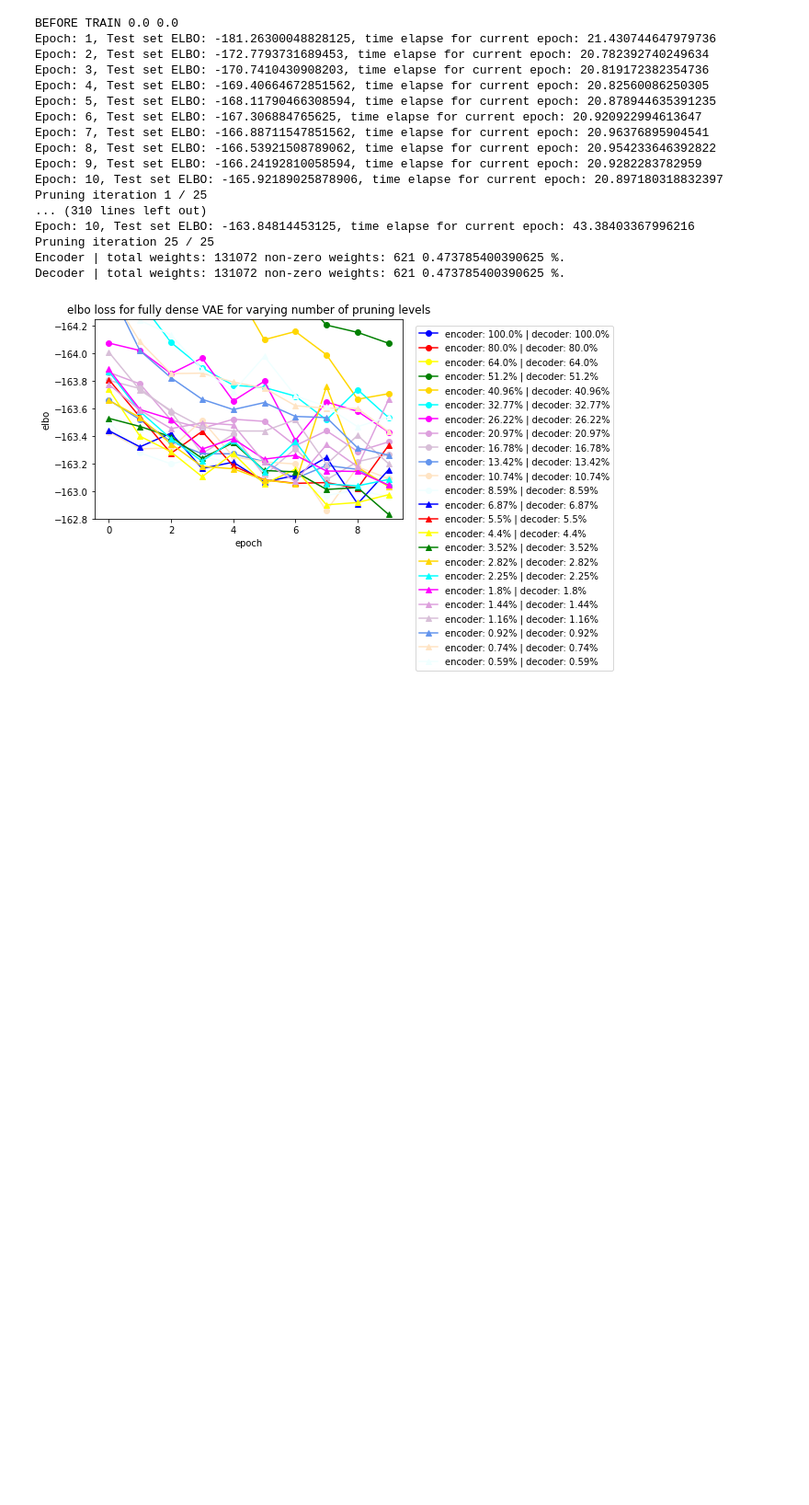
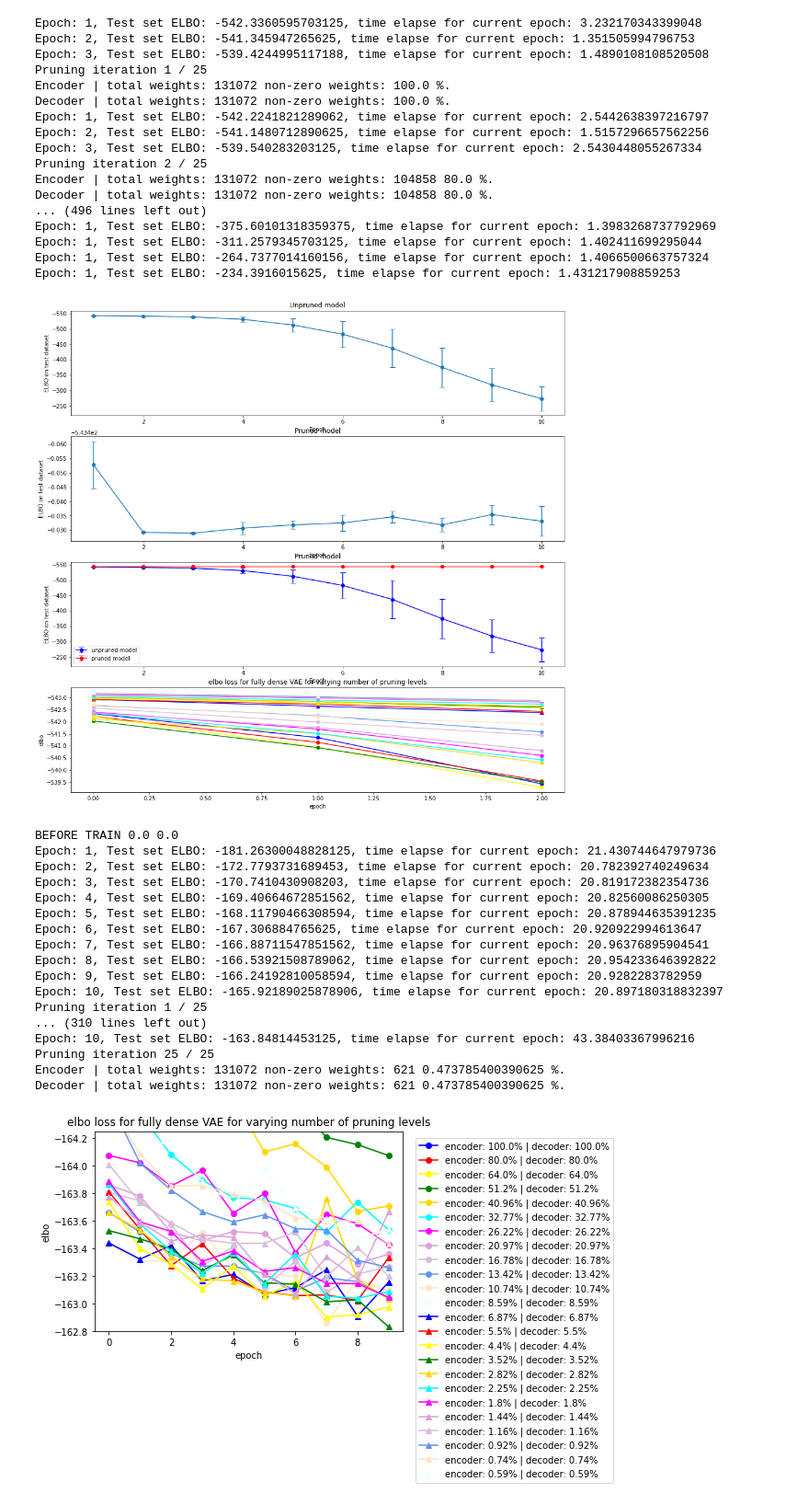
Before and after one commit to altansnl/pruning-dd2430, a Jupyter notebook: dense_vae_pruning.ipynb, the cells around one changed output. Shown at 92% size. Cells and saved outputs as stored; diff of their text form; code cells hidden in the pictures; blank space fills up the shorter version.

Commit message:
add uncertainty method and structured prune

```diff
--- a/dense_vae_pruning.ipynb
+++ b/dense_vae_pruning.ipynb
@@ -123,7 +123,7 @@ cvae = CVAE(latent_dim)
 (train_images, _), (test_images, _) = keras.datasets.mnist.load_data()
 train_images = preprocess_images(train_images)
 test_images = preprocess_images(test_images)
-train_dataset = (tf.data.Dataset.from_tensor_slices(train_images)
+train_dataset = (tf.data.Dataset.from_tensor_slices(train_images[:100]) #[:100]
             .shuffle(train_size).batch(batch_size))
-test_dataset = (tf.data.Dataset.from_tensor_slices(test_images)
+test_dataset = (tf.data.Dataset.from_tensor_slices(test_images[:100]) #[:100]
             .shuffle(test_size).batch(batch_size))
@@ -130 +807,51 @@ test_dataset = (tf.data.Dataset.from_tensor_slices(test_images)
+# %%
+# EXAMPLES
+
+# lowmagnitude conf
+conf={"epochs": 3, "optimizer": tf.keras.optimizers.Adam(1e-4), "train_dataset": train_dataset, "test_dataset": test_dataset, "latent_dim": 2, "input_shape": (28, 28, 1), "flat_shape": (784,), "prune_encoder": True, "prune_decoder": True}
+# uncertainty conf
+#conf={"epochs": 10, "optimizer": tf.keras.optimizers.Adam(1e-4), "train_dataset": train_dataset, "test_dataset": test_dataset, "latent_dim": 2, "input_shape": (28, 28, 1), "flat_shape": (784,), "prune_encoder": True, "prune_decoder": True, "num_ensembles": 5}
+
+# example configuration of low magnitude pruning (sole purpose of there being 2 identical pruners only for illustration purposes for the sake of reliable results when do experiments)
+# unstructured prune must be run before structured prune as structured prune is based on the masks being created, otherwise to my knowledge should be possible to configure pretty freely although not had time to test run extensively
+lm_pruner = LowMagnitudePruner(CVAE, conf, num_pruning_iterations=25)
+lm_pruner.unstructured_prune()
+lm_pruner.structured_prune()
+lm_pruner.train_model(epochs=10, model_pruned=True, eval_every_x_epoch=1)
+lm_pruner.unprune_original_model()
+lm_pruner.train_model(epochs=10, model_pruned=False, eval_every_x_epoch=1)
+
+lm_pruner2 = LowMagnitudePruner(CVAE, conf, num_pruning_iterations=25)
+lm_pruner2.unstructured_prune()
+lm_pruner2.structured_prune()
+lm_pruner2.train_model(epochs=10, model_pruned=True, eval_every_x_epoch=1)
+lm_pruner2.unprune_original_model()
+lm_pruner2.train_model(epochs=10, model_pruned=False, eval_every_x_epoch=1)
+
+lm_pruner.stats.combine_and_plot(lm_pruner, [lm_pruner2])
+
+# uncertainty based pruner example
+#uncertainty_pruner = UncertaintyPruner(CVAE, conf=conf, num_pruning_iterations=25)
+#uncertainty_pruner.unstructured_prune()
+#uncertainty_pruner.structured_prune()
+#uncertainty_pruner.enforce_train(3)
+# %% [output]
+Epoch: 1, Test set ELBO: -542.3360595703125, time elapse for current epoch: 3.232170343399048
+Epoch: 2, Test set ELBO: -541.345947265625, time elapse for current epoch: 1.351505994796753
+Epoch: 3, Test set ELBO: -539.4244995117188, time elapse for current epoch: 1.4890108108520508
+Pruning iteration 1 / 25
+Encoder | total weights: 131072 non-zero weights: 100.0 %.
+Decoder | total weights: 131072 non-zero weights: 100.0 %.
+Epoch: 1, Test set ELBO: -542.2241821289062, time elapse for current epoch: 2.5442638397216797
+Epoch: 2, Test set ELBO: -541.1480712890625, time elapse for current epoch: 1.5157296657562256
+Epoch: 3, Test set ELBO: -539.540283203125, time elapse for current epoch: 2.5430448055267334
+Pruning iteration 2 / 25
+Encoder | total weights: 131072 non-zero weights: 104858 80.0 %.
+Decoder | total weights: 131072 non-zero weights: 104858 80.0 %.
+... (496 lines left out)
+Epoch: 1, Test set ELBO: -375.60101318359375, time elapse for current epoch: 1.3983268737792969
+Epoch: 1, Test set ELBO: -311.2579345703125, time elapse for current epoch: 1.402411699295044
+Epoch: 1, Test set ELBO: -264.7377014160156, time elapse for current epoch: 1.4066500663757324
+Epoch: 1, Test set ELBO: -234.3916015625, time elapse for current epoch: 1.431217908859253
+[figure, added]
 # %%
```
Also changed, not shown: parts of 7 cells of this notebook.
